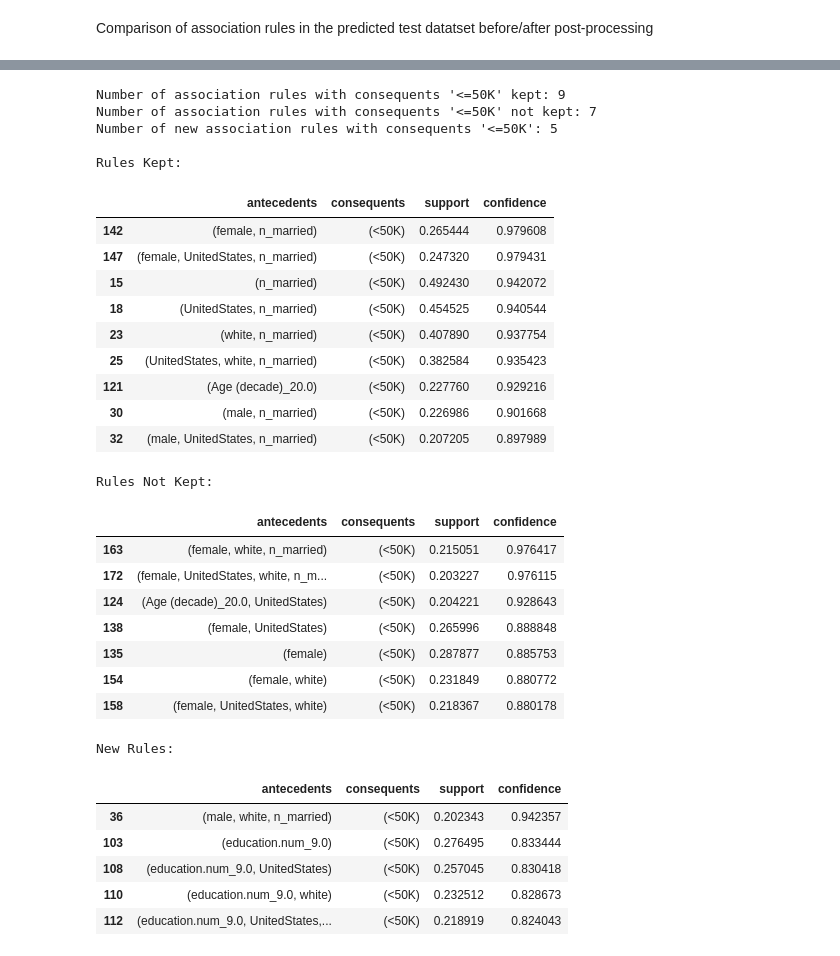
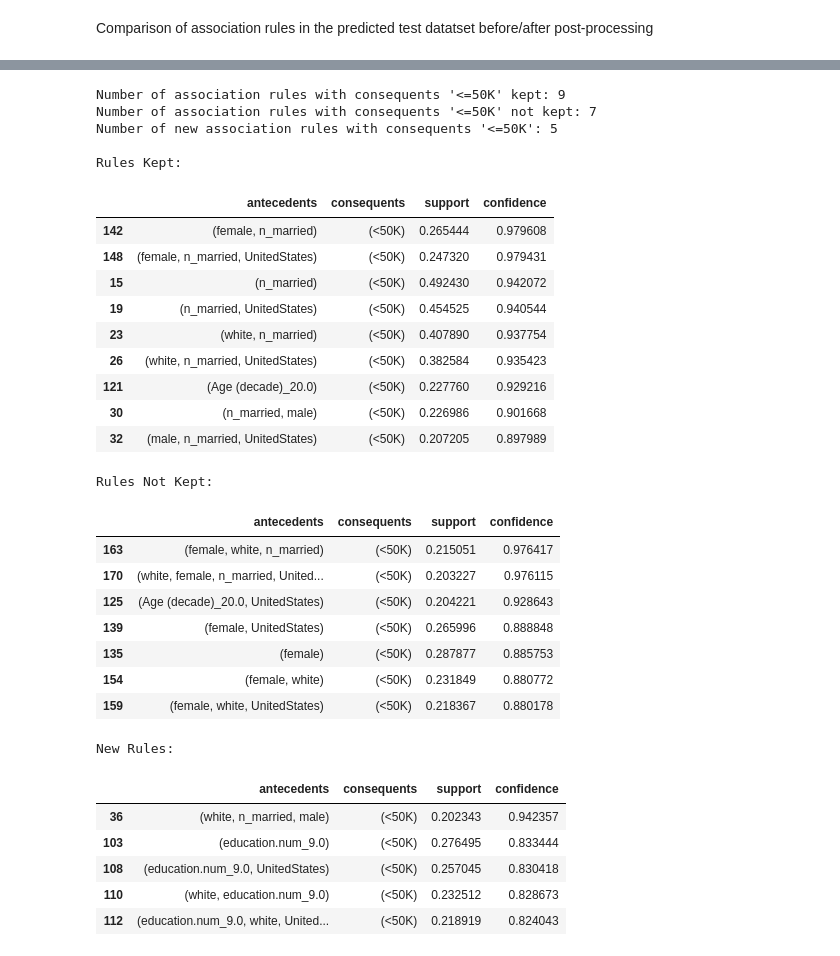
Before and after one commit to alb-p/post_processing_pipeline, a Jupyter notebook: pp_pipeline.ipynb, the cells around one changed output, grey strips where cells are left out. Cells and saved outputs as stored; diff of their text form; code cells hidden in the pictures.

```diff
--- a/pp_pipeline.ipynb
+++ b/pp_pipeline.ipynb
@@ -785,7 +787,7 @@ def compute_df_transactions(dataset):
     df_transactions = data_asso_rules.map(lambda x: True if x > 0 else False)
     return df_transactions
 # %%
-res_min50_bd, res_max50_bd = compute_income_rules(binary_dataset, user_min_support, user_min_confidence)
+res_min50_test, res_max50_bd = compute_income_rules(dataset_orig_test, user_min_support, user_min_confidence)
 # %%
 # # quick check with apriori
 # a_rules = apriori(df_transactions, min_support = 0.2, use_colnames = True)
@@ -826,7 +828,7 @@ df_transactions_test_pred = compute_df_transactions(dataset_orig_test)
 results_before_roc = []
 
 # for each association rule, check how many rows of dataset_transf_test_pred met it
-for index, rule in res_min50_bd.iterrows():
+for index, rule in res_min50_test.iterrows():
     antecedents = list(rule['antecedents'])
     matching_rows = df_transactions_test_pred.copy()
     for antecedent in antecedents:
@@ -872,12 +874,12 @@ display(results_bf_roc_df)
 # %%
-df_transactions_roc = compute_df_transactions(dataset_transf_test_pred)
+df_transactions_after_pp = compute_df_transactions(dataset_transf_test_pred)
 # %%
 results_after_roc = []
 
 # for each association rule, check how many rows of dataset_transf_test_pred met it
-for index, rule in res_min50_bd.iterrows():
+for index, rule in res_min50_test.iterrows():
     antecedents = list(rule['antecedents'])
-    matching_rows = df_transactions_roc.copy()
+    matching_rows = df_transactions_after_pp.copy()
     for antecedent in antecedents:
         matching_rows = matching_rows[matching_rows[antecedent] == True]
 
@@ -944,7 +1001,7 @@ results_df
 # %%
 # Calculate association rules for the transformed test dataset
 res_min50_transf, res_max50_transf = compute_income_rules(dataset_transf_test_pred, min_support=user_min_support, min_confidence=user_min_confidence)
-res_min50_test, res_max50_test = compute_income_rules(dataset_orig_test_pred, min_support=user_min_support, min_confidence=user_min_confidence)
+res_min50_test_pred, res_max50_test_pred = compute_income_rules(dataset_orig_test_pred, min_support=user_min_support, min_confidence=user_min_confidence)
 # Function to calculate and return the number of rules kept, not kept, and newly introduced
 def compare_rules(res_orig, res_transf, consequent):
     rules_kept = set(res_orig['antecedents']).intersection(set(res_transf['antecedents']))
@@ -954,55 +1011,55 @@ def compare_rules(res_orig, res_transf, consequent):
 
     print(f"Number of association rules with consequents '{consequent}' kept: {len(rules_kept)}")
     print(f"Number of association rules with consequents '{consequent}' not kept: {len(rules_not_kept)}")
     print(f"Number of new association rules with consequents '{consequent}': {len(new_rules)}")
 
     df_rules_kept = res_orig[res_orig['antecedents'].isin(rules_kept)]
     df_rules_not_kept = res_orig[res_orig['antecedents'].isin(rules_not_kept)]
     df_new_rules = res_transf[res_transf['antecedents'].isin(new_rules)]
 
     return df_rules_kept, df_rules_not_kept, df_new_rules
 
 # Compare rules for '<=50K'
-df_rules_kept, df_rules_not_kept, df_new_rules = compare_rules(res_min50_test, res_min50_transf, '<=50K')
+df_rules_kept, df_rules_not_kept, df_new_rules = compare_rules(res_min50_test_pred, res_min50_transf, '<=50K')
 
 # Display the dataframes
 print("\nRules Kept:")
 display(df_rules_kept[['antecedents', 'consequents', 'support', 'confidence']].sort_values("confidence", ascending=False))
 
 print("\nRules Not Kept:")
 display(df_rules_not_kept[['antecedents', 'consequents', 'support', 'confidence']].sort_values("confidence", ascending=False))
 
 print("\nNew Rules:")
 display(df_new_rules[['antecedents', 'consequents', 'support', 'confidence']].sort_values("confidence", ascending=False))
 # %% [output]
 Number of association rules with consequents '<=50K' kept: 9
 Number of association rules with consequents '<=50K' not kept: 7
 Number of new association rules with consequents '<=50K': 5
 
 Rules Kept:
 |  | antecedents | consequents | support | confidence |
 | 142 | (female, n_married) | (<50K) | 0.265444 | 0.979608 |
-| 147 | (female, UnitedStates, n_married) | (<50K) | 0.247320 | 0.979431 |
+| 148 | (female, n_married, UnitedStates) | (<50K) | 0.247320 | 0.979431 |
 | 15 | (n_married) | (<50K) | 0.492430 | 0.942072 |
-| 18 | (UnitedStates, n_married) | (<50K) | 0.454525 | 0.940544 |
+| 19 | (n_married, UnitedStates) | (<50K) | 0.454525 | 0.940544 |
 | 23 | (white, n_married) | (<50K) | 0.407890 | 0.937754 |
-| 25 | (UnitedStates, white, n_married) | (<50K) | 0.382584 | 0.935423 |
+| 26 | (white, n_married, UnitedStates) | (<50K) | 0.382584 | 0.935423 |
 | 121 | (Age (decade)_20.0) | (<50K) | 0.227760 | 0.929216 |
-| 30 | (male, n_married) | (<50K) | 0.226986 | 0.901668 |
-| 32 | (male, UnitedStates, n_married) | (<50K) | 0.207205 | 0.897989 |
+| 30 | (n_married, male) | (<50K) | 0.226986 | 0.901668 |
+| 32 | (male, n_married, UnitedStates) | (<50K) | 0.207205 | 0.897989 |
 Rules Not Kept:
 |  | antecedents | consequents | support | confidence |
 | 163 | (female, white, n_married) | (<50K) | 0.215051 | 0.976417 |
-| 172 | (female, UnitedStates, white, n_m... | (<50K) | 0.203227 | 0.976115 |
-| 124 | (Age (decade)_20.0, UnitedStates) | (<50K) | 0.204221 | 0.928643 |
-| 138 | (female, UnitedStates) | (<50K) | 0.265996 | 0.888848 |
+| 170 | (white, female, n_married, United... | (<50K) | 0.203227 | 0.976115 |
+| 125 | (Age (decade)_20.0, UnitedStates) | (<50K) | 0.204221 | 0.928643 |
+| 139 | (female, UnitedStates) | (<50K) | 0.265996 | 0.888848 |
 | 135 | (female) | (<50K) | 0.287877 | 0.885753 |
 | 154 | (female, white) | (<50K) | 0.231849 | 0.880772 |
-| 158 | (female, UnitedStates, white) | (<50K) | 0.218367 | 0.880178 |
+| 159 | (female, white, UnitedStates) | (<50K) | 0.218367 | 0.880178 |
 New Rules:
 |  | antecedents | consequents | support | confidence |
-| 36 | (male, white, n_married) | (<50K) | 0.202343 | 0.942357 |
+| 36 | (white, n_married, male) | (<50K) | 0.202343 | 0.942357 |
 | 103 | (education.num_9.0) | (<50K) | 0.276495 | 0.833444 |
 | 108 | (education.num_9.0, UnitedStates) | (<50K) | 0.257045 | 0.830418 |
-| 110 | (education.num_9.0, white) | (<50K) | 0.232512 | 0.828673 |
-| 112 | (education.num_9.0, UnitedStates,... | (<50K) | 0.218919 | 0.824043 |
+| 110 | (white, education.num_9.0) | (<50K) | 0.232512 | 0.828673 |
+| 112 | (education.num_9.0, white, United... | (<50K) | 0.218919 | 0.824043 |
```
Also changed, not shown: parts of 7 cells of this notebook, 3 other files.
